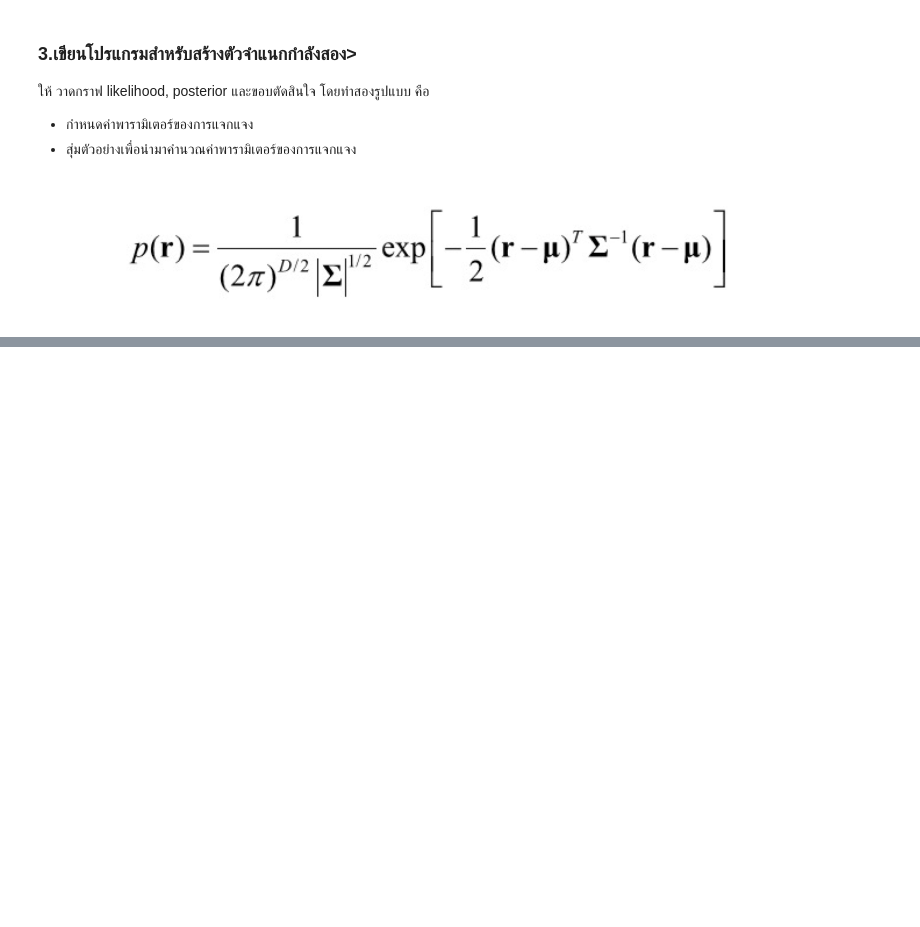
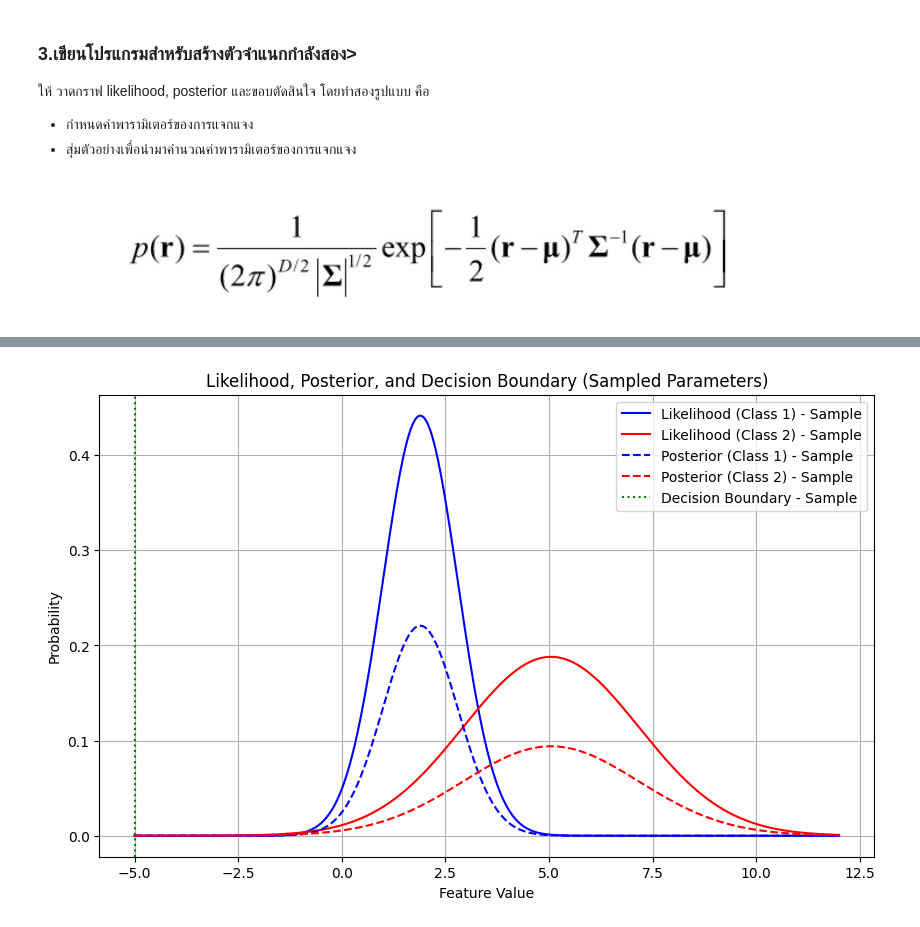
Before and after one commit to MLol-3/Machine-learning-class67, a Jupyter notebook: Bayes/Q3.ipynb, the cells around one changed output, grey strips where cells are left out. Drawn from its saved outputs; the diff is of its cells as text; code cells hidden in the pictures; blank space fills up the shorter version.

```diff
--- a/Bayes/Q3.ipynb
+++ b/Bayes/Q3.ipynb
@@ -105,0 +69,47 @@ plt.show()
+# %%
+# ------------------ สุ่มตัวอย่างเพื่อนำมาคำนวณพารามิเตอร์ -------------------
+
+# สุ่มตัวอย่างจากการแจกแจงปกติ
+np.random.seed(42)
+samples_class_1 = np.random.normal(mean_class_1, np.sqrt(var_class_1), 100)
+samples_class_2 = np.random.normal(mean_class_2, np.sqrt(var_class_2), 100)
+# %%
+# คำนวณ mean และ variance จากตัวอย่างที่ได้
+mean_class_1_sample = np.mean(samples_class_1)
+var_class_1_sample = np.var(samples_class_1)
+mean_class_2_sample = np.mean(samples_class_2)
+var_class_2_sample = np.var(samples_class_2)
+
+# คำนวณ likelihood และ posterior จากตัวอย่างที่สุ่มได้
+likelihood_class_1_sample = likelihood_qda(x_values, mean_class_1_sample, var_class_1_sample)
+likelihood_class_2_sample = likelihood_qda(x_values, mean_class_2_sample, var_class_2_sample)
+
+posterior_class_1_sample = posterior_qda(x_values, mean_class_1_sample, var_class_1_sample, prior_class_1)
+posterior_class_2_sample = posterior_qda(x_values, mean_class_2_sample, var_class_2_sample, prior_class_2)
+
+# คำนวณ decision boundary จากตัวอย่าง
+decision_boundary_sample = x_values[np.argmin(np.abs(posterior_class_1_sample - posterior_class_2_sample))]
+# %%
+# -------------------- วาดกราฟจากการสุ่มตัวอย่าง --------------------
+plt.figure(figsize=(10, 6))
+
+# Plot likelihood จากตัวอย่างที่สุ่ม
+plt.plot(x_values, likelihood_class_1_sample, label="Likelihood (Class 1) - Sample", color='blue')
+plt.plot(x_values, likelihood_class_2_sample, label="Likelihood (Class 2) - Sample", color='red')
+
+# Plot posterior จากตัวอย่างที่สุ่ม
+plt.plot(x_values, posterior_class_1_sample, label="Posterior (Class 1) - Sample", linestyle='--', color='blue')
+plt.plot(x_values, posterior_class_2_sample, label="Posterior (Class 2) - Sample", linestyle='--', color='red')
+
+# Highlight decision boundary จากการสุ่ม
+plt.axvline(decision_boundary_sample, color='green', linestyle=':', label='Decision Boundary - Sample')
+
+# Labels and title
+plt.title('Likelihood, Posterior, and Decision Boundary (Sampled Parameters)')
+plt.xlabel('Feature Value')
+plt.ylabel('Probability')
+plt.legend()
+plt.grid(True)
+plt.show()
+# %% [output]
+[figure, added]
```
Also changed, not shown: parts of 9 cells of this notebook.
